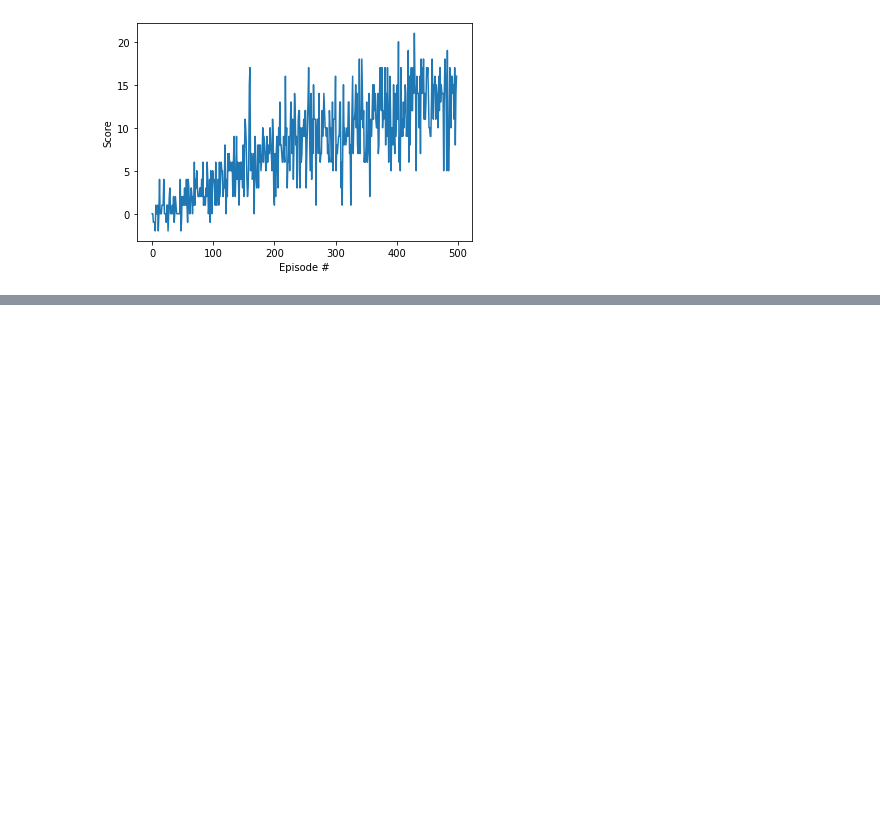
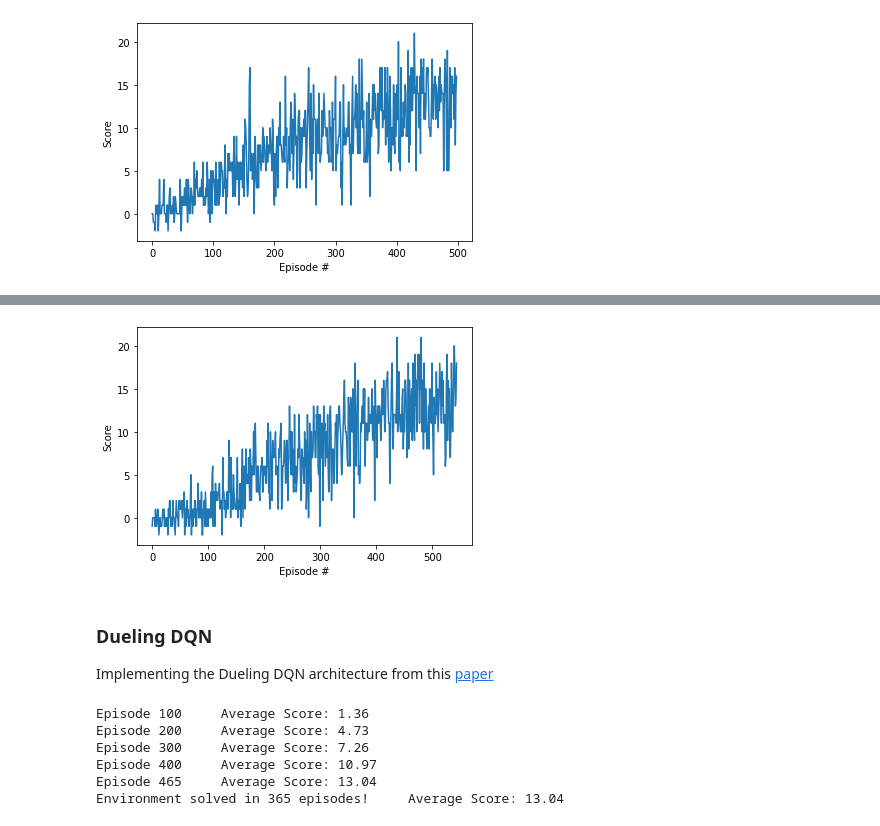
Before and after one commit to mbluestone/bananas_DQN, a Jupyter notebook: model_training.ipynb, the cells around one changed output, grey strips where cells are left out. Cells and saved outputs as stored; diff of their text form; code cells hidden in the pictures; blank space fills up the shorter version.

Commit message:
implement dueling dqn

```diff
--- a/model_training.ipynb
+++ b/model_training.ipynb
@@ -106,0 +110,8 @@ plt.show()
+# %%
+# initialize agent
+double_agent = Agent(state_size=state_size,
+                     action_size=action_size,
+                     double_dqn=True)
+
+# train and get scores
+scores = double_agent.train(env)
@@ -106,0 +126,29 @@ plt.show()
+# %%
+# plot the scores
+fig = plt.figure()
+ax = fig.add_subplot(111)
+plt.plot(np.arange(len(scores)), scores)
+plt.ylabel('Score')
+plt.xlabel('Episode #')
+plt.show()
+# %% [output]
+[figure, added]
+# %% [markdown]
+### Dueling DQN
+
+Implementing the Dueling DQN architecture from this [paper](https://arxiv.org/pdf/1511.06581.pdf)
+# %%
+# initialize agent
+dueling_agent = Agent(state_size=state_size,
+                      action_size=action_size,
+                      dueling=True)
+
+# train and get scores
+scores = dueling_agent.train(env)
+# %% [output]
+Episode 100     Average Score: 1.36
+Episode 200     Average Score: 4.73
+Episode 300     Average Score: 7.26
+Episode 400     Average Score: 10.97
+Episode 465     Average Score: 13.04
+Environment solved in 365 episodes!     Average Score: 13.04
```
Also changed, not shown: parts of 11 cells of this notebook, 6 other files.
